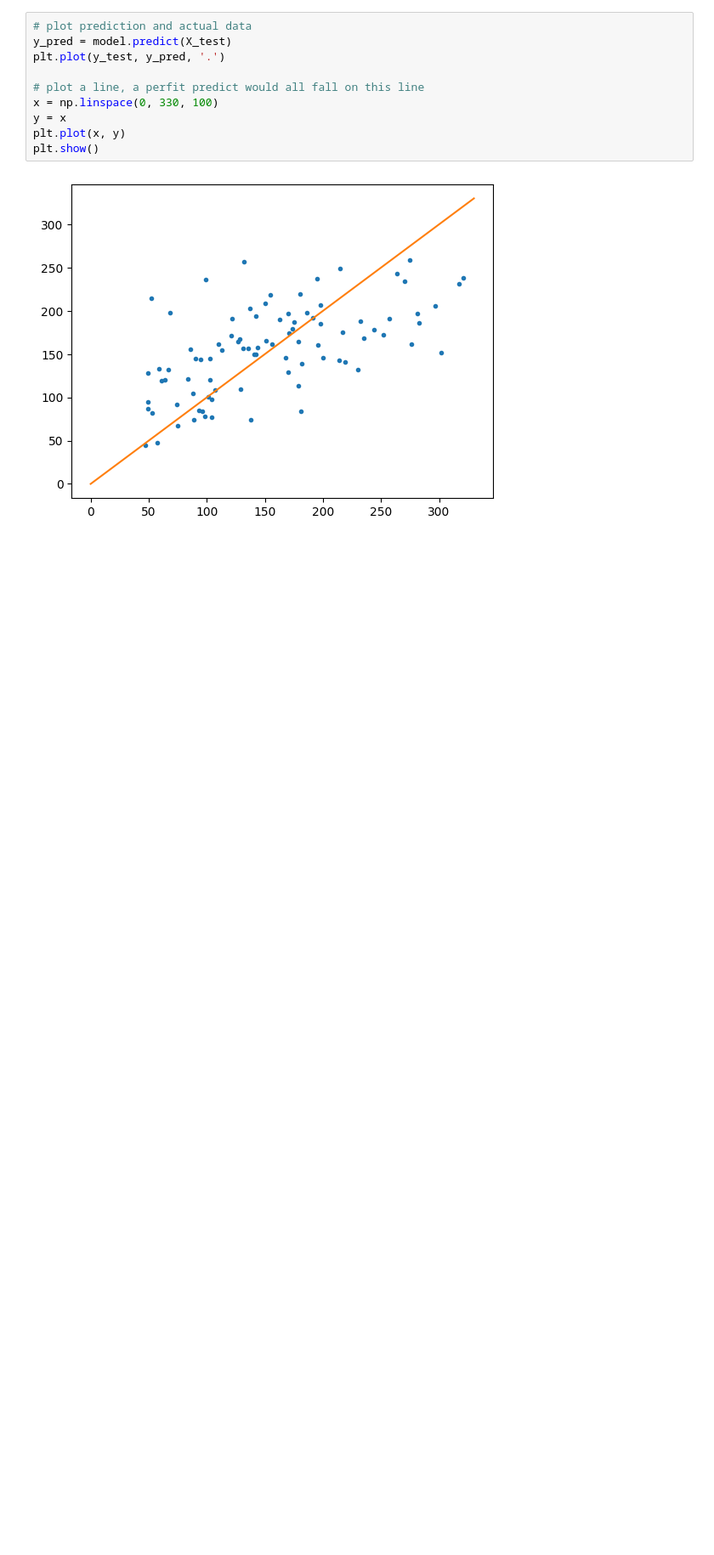
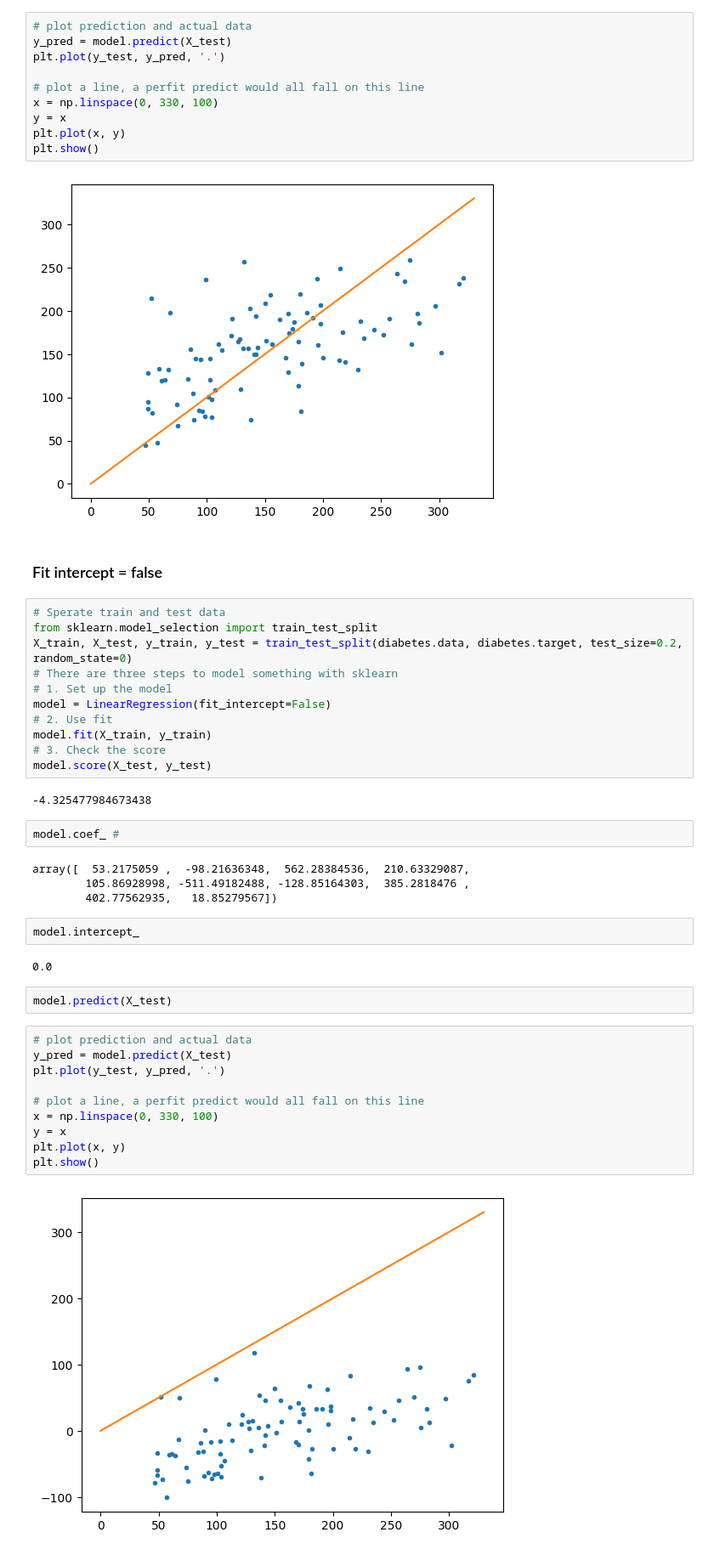
Before and after one commit to Takerdat23/CS313, a Jupyter notebook: exercise4.ipynb, the cells around one changed output. Shown at 85% size. Cells and saved outputs as stored; diff of their text form; blank space fills up the shorter version.

```diff
--- a/exercise4.ipynb
+++ b/exercise4.ipynb
@@ -76,3 +78,42 @@ plt.plot(x, y)
 plt.show()
 # %% [output]
 [figure]
+# %% [markdown]
+### Fit intercept = false
+# %%
+# Sperate train and test data
+from sklearn.model_selection import train_test_split
+X_train, X_test, y_train, y_test = train_test_split(diabetes.data, diabetes.target, test_size=0.2, random_state=0)
+# There are three steps to model something with sklearn
+# 1. Set up the model
+model = LinearRegression(fit_intercept=False)
+# 2. Use fit
+model.fit(X_train, y_train)
+# 3. Check the score
+model.score(X_test, y_test)
+# %% [output]
+-4.325477984673438
+# %%
+model.coef_ #
+# %% [output]
+array([  53.2175059 ,  -98.21636348,  562.28384536,  210.63329087,
+        105.86928998, -511.49182488, -128.85164303,  385.2818476 ,
+        402.77562935,   18.85279567])
+# %%
+model.intercept_
+# %% [output]
+0.0
+# %%
+model.predict(X_test)
+# %%
+# plot prediction and actual data
+y_pred = model.predict(X_test)
+plt.plot(y_test, y_pred, '.')
+
+# plot a line, a perfit predict would all fall on this line
+x = np.linspace(0, 330, 100)
+y = x
+plt.plot(x, y)
+plt.show()
+# %% [output]
+[figure, added]
```
Also changed, not shown: parts of 8 cells of this notebook.
